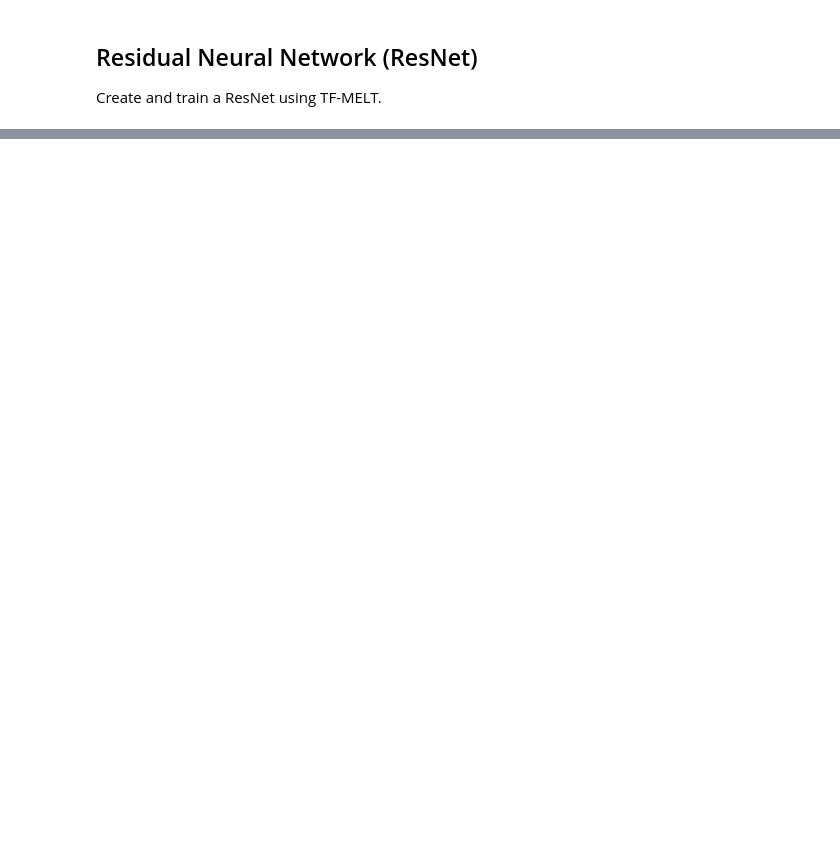
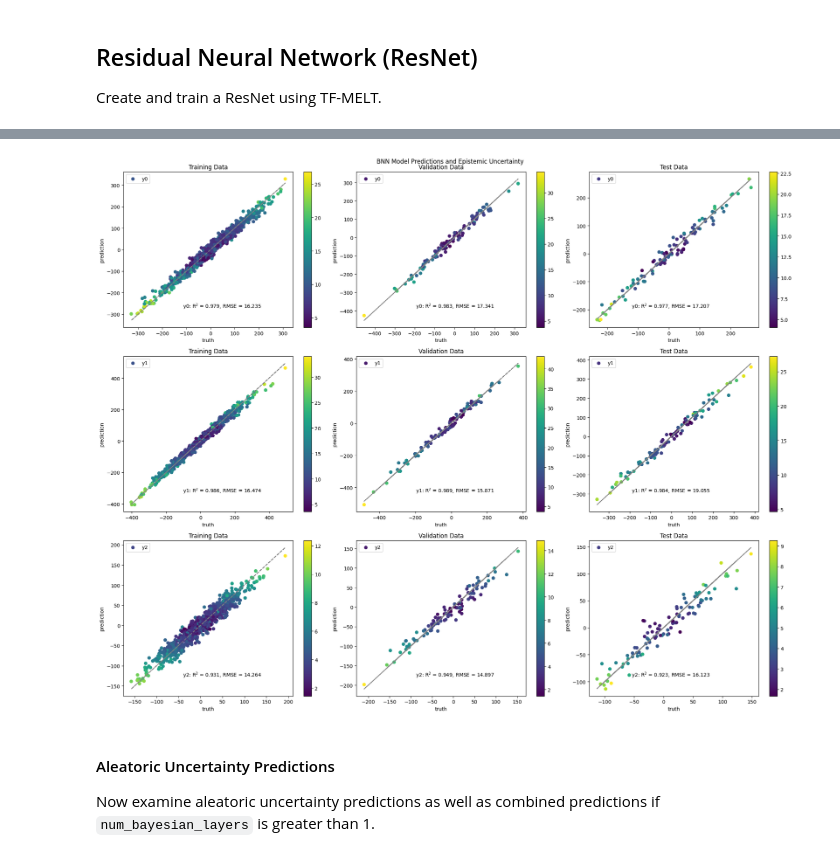
Before and after one commit to NREL/tf-melt, a Jupyter notebook: examples/regression.ipynb, the cells around one changed output, grey strips where cells are left out. Drawn from its saved outputs; the diff is of its cells as text; code cells hidden in the pictures; blank space fills up the shorter version.

Commit message:
refactoring BNN, adding functionality to be more flexible, and fixing batch norm; updating tests; updating regression example

```diff
--- a/examples/regression.ipynb
+++ b/examples/regression.ipynb
@@ -406,0 +486,9 @@ plt.show()
+# %%
+# Train the model
+history = bnn_model.fit(
+    x_train, y_train,
+    validation_data=(x_val, y_val),
+    epochs=n_epochs,
+    batch_size=batch_size,
+    shuffle=True,
+)
@@ -406,0 +534,62 @@ plt.show()
+# %%
+# Compute some statistics on the fit
+from sklearn.metrics import mean_squared_error
+def pred_stats(pred, truth):
+    rss = np.sum((pred - truth) ** 2, axis=0)
+    tss = np.sum((truth - np.mean(truth, axis=0)) ** 2, axis=0)
+    r_sq = 1 - rss / tss
+    rmse = np.sqrt(np.sum((truth-pred)**2, axis=0)/pred.shape[0])
+    rmspe = np.sqrt(np.sum(((truth-pred)/truth)**2, axis=0)/pred.shape[0])
+    return r_sq, rmse, rmspe
+
+# Training data
+r_sq_train, rmse_train, rmspe_train = pred_stats(pred_mean_train, y_train_real)
+r_sq_val, rmse_val, rmspe_val = pred_stats(pred_mean_val, y_val_real)
+r_sq_test, rmse_test, rmspe_test = pred_stats(pred_mean_test, y_test_real)
+
+# Visualize the predictions using a cloud plot
+fig, axdict = plt.subplots(3, 3, figsize=(20, 16))
+# Train plot
+for i in range(n_targets):
+    ax1 = axdict[i, 0]
+    ax2 = axdict[i, 1]
+    ax3 = axdict[i, 2]
+
+    p1 = ax1.scatter(y_train_real[:, i], pred_mean_train[:, i], marker="o", linestyle="None", label=f"y{i}", c=pred_std_train[:, i])
+    ax1.plot(y_train_real[:, i], y_train_real[:, i], linestyle="dashed", color="grey")
+    # ax1.text(x=0.25, y=0.2-0.075*i, s=rf"y{i}: R$^2$ = {r_sq_train[i]:0.3f}, RMSE = {rmse_train[i]:0.3f}, RMSPE = {rmspe_train[i]:0.1%}", transform=ax1.transAxes)
+    ax1.text(x=0.35, y=0.2-0.075, s=rf"y{i}: R$^2$ = {r_sq_train[i]:0.3f}, RMSE = {rmse_train[i]:0.3f}", transform=ax1.transAxes)
+    ax1.legend()
+    ax1.set_xlabel("truth")
+    ax1.set_ylabel("prediction")
+    ax1.set_title("Training Data")
+    fig.colorbar(p1, ax=ax1)
+    # Validation plot
+    p2 = ax2.scatter(y_val_real[:, i], pred_mean_val[:, i], marker="o", linestyle="None", label=f"y{i}", c=pred_std_val[:, i])
+    ax2.plot(y_val_real[:, i], y_val_real[:, i], linestyle="dashed", color="grey")
+    # ax2.text(x=0.25, y=0.2-0.075*i, s=rf"y{i}: R$^2$ = {r_sq_val[i]:0.3f}, RMSE = {rmse_val[i]:0.3f}, RMSPE = {rmspe_val[i]:0.1%}", transform=ax2.transAxes)
+    ax2.text(x=0.35, y=0.2-0.075, s=rf"y{i}: R$^2$ = {r_sq_val[i]:0.3f}, RMSE = {rmse_val[i]:0.3f}", transform=ax2.transAxes)
+    ax2.legend()
+    ax2.set_xlabel("truth")
+    ax2.set_ylabel("prediction")
+    ax2.set_title("Validation Data")
+    fig.colorbar(p2, ax=ax2)
+    # Test plot
+    p3 = ax3.scatter(y_test_real[:, i], pred_mean_test[:, i], marker="o", linestyle="None", label=f"y{i}", c=pred_std_test[:, i])
+    ax3.plot(y_test_real[:, i], y_test_real[:, i], linestyle="dashed", color="grey")
+    # ax3.text(x=0.25, y=0.2-0.075*i, s=rf"y{i}: R$^2$ = {r_sq_test[i]:0.3f}, RMSE = {rmse_test[i]:0.3f}, RMSPE = {rmspe_test[i]:0.1%}", transform=ax3.transAxes)
+    ax3.text(x=0.25, y=0.2-0.075, s=rf"y{i}: R$^2$ = {r_sq_test[i]:0.3f}, RMSE = {rmse_test[i]:0.3f}", transform=ax3.transAxes)
+    ax3.legend()
+    ax3.set_xlabel("truth")
+    ax3.set_ylabel("prediction")
+    ax3.set_title("Test Data")
+    fig.colorbar(p3, ax=ax3)
+
+fig.suptitle('BNN Model Predictions and Epistemic Uncertainty')
+fig.tight_layout()
+plt.show()
+# %% [output]
+[figure, added]
+# %% [markdown]
+#### Aleatoric Uncertainty Predictions
+Now examine aleatoric uncertainty predictions as well as combined predictions if `num_bayesian_layers` is greater than 1.
```
Also changed, not shown: parts of 18 cells of this notebook, 2 other files.
